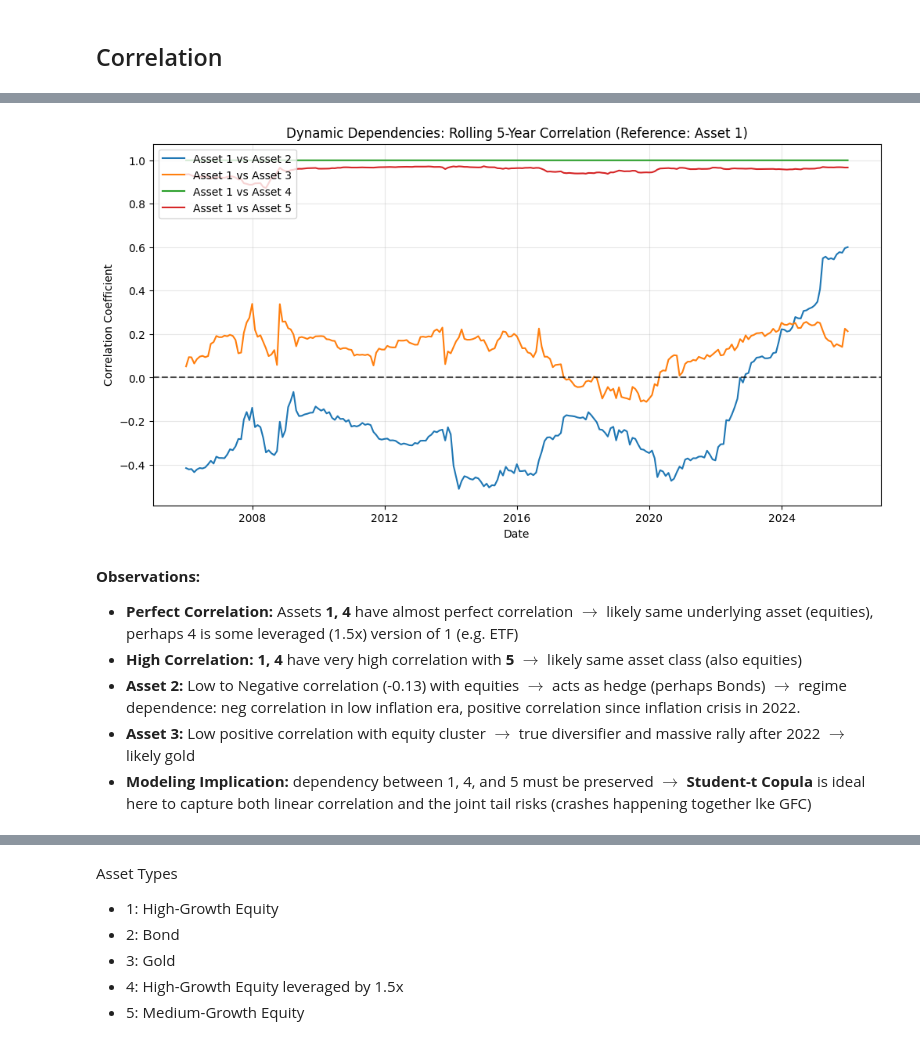
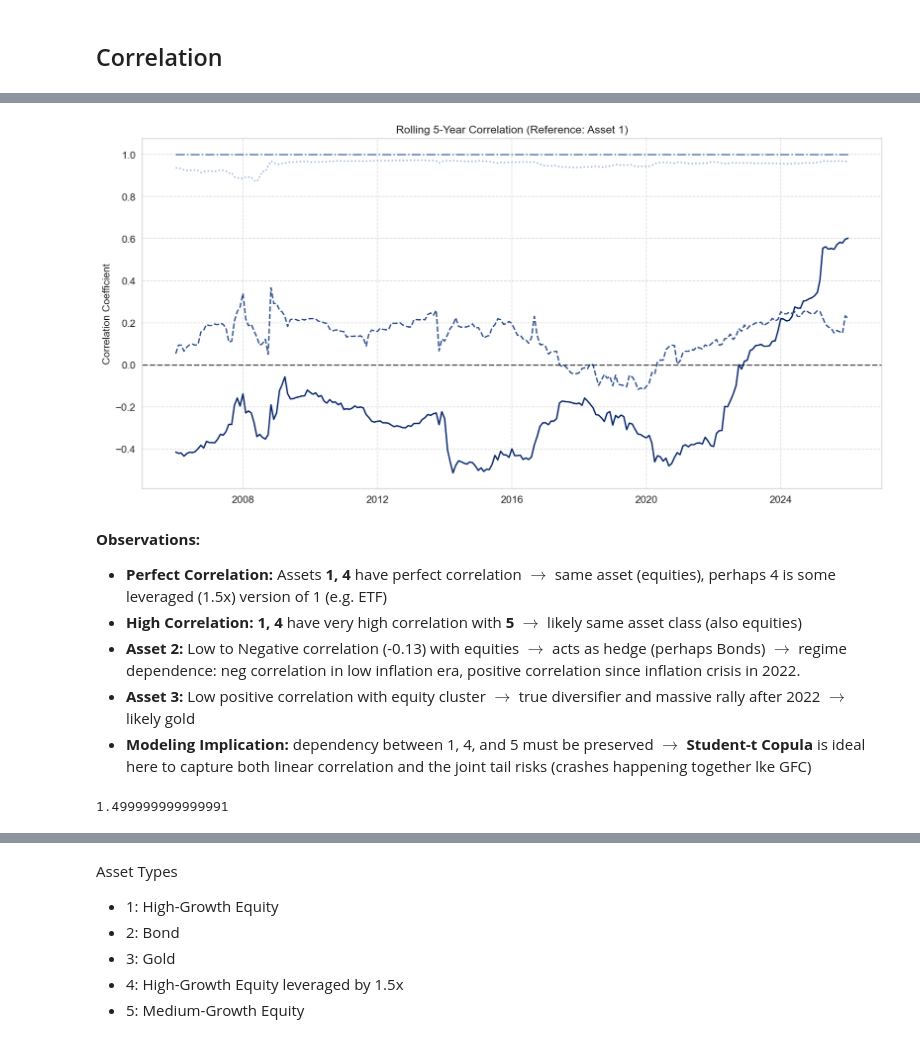
Before and after one commit to jnn-mllr/financial_timeseries_identification, a Jupyter notebook: notebooks/01_eda.ipynb, the cells around one changed output, grey strips where cells are left out. Saved outputs shown, nothing was run; the diff lists cells and outputs as text; code cells hidden in the pictures.

```diff
--- a/notebooks/01_eda.ipynb
+++ b/notebooks/01_eda.ipynb
@@ -71,9 +92,13 @@ plt.show()
 # %%
 # plot qq-plots
-fig, axes = plt.subplots(1, 5, figsize=(20, 4))
+n_assets = len(returns.columns)
+fig, axes = plt.subplots(1, n_assets, figsize=(3.2 * n_assets, 4))
 for i, col in enumerate(returns.columns):
-    stats.probplot(returns[col], dist="norm", plot=axes[i])
-    axes[i].set_title(f'QQ-Plot for {col}')
+    (osm, osr), (slope, intercept, r) = stats.probplot(returns[col].dropna(), dist="norm")
+    axes[i].scatter(osm, osr, color=primary_color)
+    axes[i].plot(osm, slope * osm + intercept, color=secondary_color)
+    axes[i].set_title(f'QQ-Plot for Asset {col}')
+
 plt.tight_layout()
 plt.show()
 # %% [output]
@@ -119,10 +131,11 @@ distribution_stats
 ## Autocorrelation Analysis
 # %%
 # plot acf and pacf for returns
-fig, axes = plt.subplots(5, 2, figsize=(8, 12))
+fig, axes = plt.subplots(2, len(returns.columns), figsize=(5*len(returns.columns), 8))
 for i, col in enumerate(returns.columns):
-    plot_acf(returns[col], ax=axes[i, 0], title=f'ACF for {col}')
-    plot_pacf(returns[col], ax=axes[i, 1], title=f'PACF for {col}')
+    plot_acf(returns[col], ax=axes[0, i], title=f'ACF for Asset {col}', lags=20)
+    plot_pacf(returns[col], ax=axes[1, i], title=f'PACF for Asset {col}', lags=20)
+
 plt.tight_layout()
 plt.show()
 # %% [output]
@@ -133,9 +146,10 @@ plt.show()
 - **Random Walk:** Past returns dont significantly predict future returns
 # %%
 # plot acf for squared returns (volatility clustering)
-fig, axes = plt.subplots(5, 1, figsize=(8, 12))
+fig, axes = plt.subplots(1, len(returns.columns), figsize=(5*len(returns.columns), 4))
 for i, col in enumerate(returns.columns):
-    plot_acf(returns[col]**2, ax=axes[i], title=f'ACF of Squared Returns for {col}')
+    plot_acf(returns[col]**2, ax=axes[i], title=f'ACF of Squared Returns for Asset {col}', lags=20)
+
 plt.tight_layout()
 plt.show()
 # %% [output]
@@ -168,27 +172,31 @@ correlation_matrix
 # %%
-# rolling correlation of Asset 1 vs All Others
+# rolling correlation of Asset 1 vs All Others (5year window)
 plt.figure(figsize=(12, 6))
-for col in returns.columns:
-    if col != '1':
-        # rolling correlation (5year window)
-        roll_corr = returns['1'].rolling(window=60).corr(returns[col])
-        plt.plot(roll_corr, label=f'Asset 1 vs Asset {col}', linewidth=1.5)
+other_assets = [c for c in returns.columns if c != '1']
+for j, col in enumerate(other_assets):
+    roll_corr = returns['1'].rolling(window=60).corr(returns[col])
+    plt.plot(roll_corr.index, roll_corr.values,
+             label=f'Asset 1 vs Asset {col}',
+             color=custom_palette[j % len(custom_palette)],
+             linestyle=line_styles[j % len(line_styles)])
 
 plt.axhline(0, color='black', linestyle='--', alpha=0.7)
-plt.title('Dynamic Dependencies: Rolling 5-Year Correlation (Reference: Asset 1)')
-plt.legend(loc='upper left')
+plt.title('Rolling 5-Year Correlation (Reference: Asset 1)')
 plt.ylabel('Correlation Coefficient')
-plt.xlabel('Date')
-plt.grid(True, alpha=0.3)
 plt.show()
 # %% [output]
-[figure, old version]
+[figure, new version]
 # %% [markdown]
 **Observations:**
-- **Perfect Correlation:** Assets **1, 4** have almost perfect correlation $\to$ likely same underlying asset  (equities), perhaps 4 is some leveraged (1.5x) version of 1 (e.g. ETF)
+- **Perfect Correlation:** Assets **1, 4** have perfect correlation $\to$  same asset  (equities), perhaps 4 is some leveraged (1.5x) version of 1 (e.g. ETF)
 - **High Correlation:** **1, 4** have very high correlation with **5** $\to$ likely same asset  class (also equities)
 - **Asset 2:** Low to Negative correlation (-0.13) with equities $\to$ acts as hedge (perhaps Bonds) $\to$ regime dependence: neg correlation in low inflation era, positive correlation since inflation crisis in 2022.
 - **Asset 3:** Low positive correlation with equity cluster $\to$ true diversifier and massive rally after 2022 $\to$ likely gold
 - **Modeling Implication:** dependency between 1, 4, and 5 must be preserved $\to$ **Student-t Copula** is ideal here to capture both linear correlation and the joint tail risks (crashes happening together lke GFC)
+# %%
+leverage_factor = returns['4'] / returns['1']
+print(np.mean(leverage_factor))
+# %% [output]
+1.499999999999991
 # %%
 # relationship between asset 1 and 4
```
Also changed, not shown: parts of 18 cells of this notebook, 1 other file.
